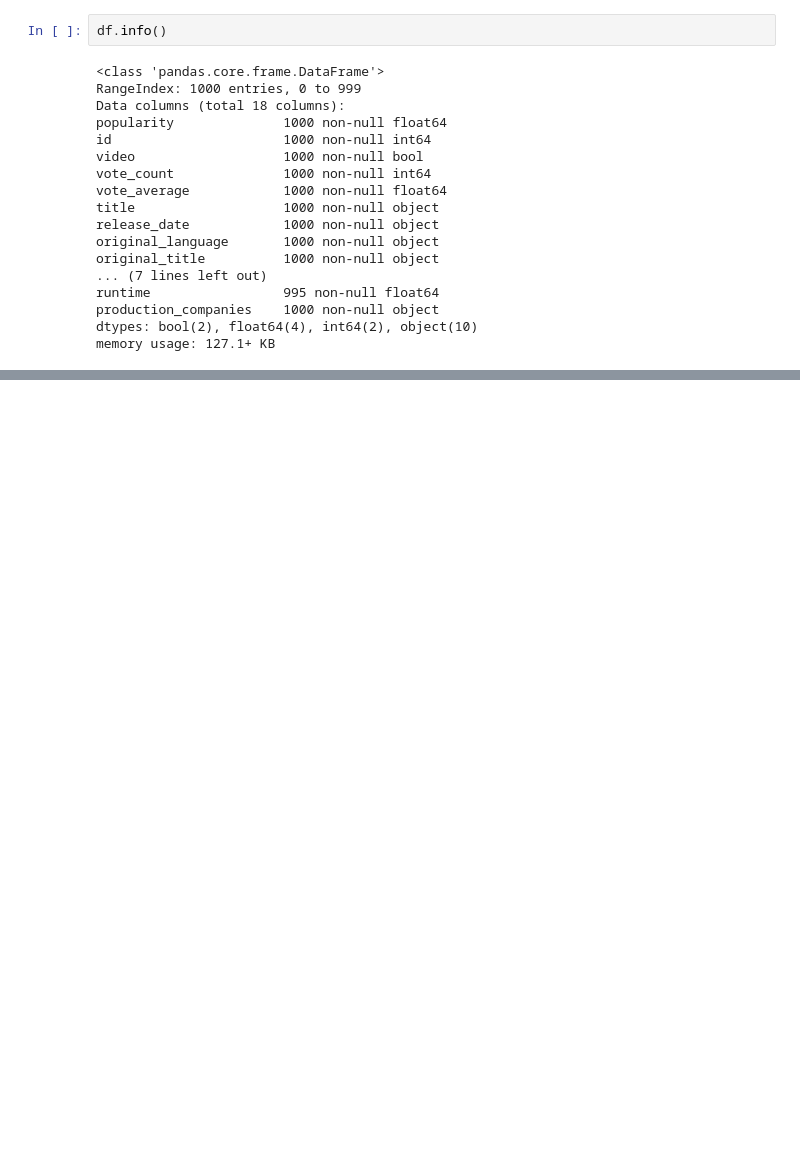
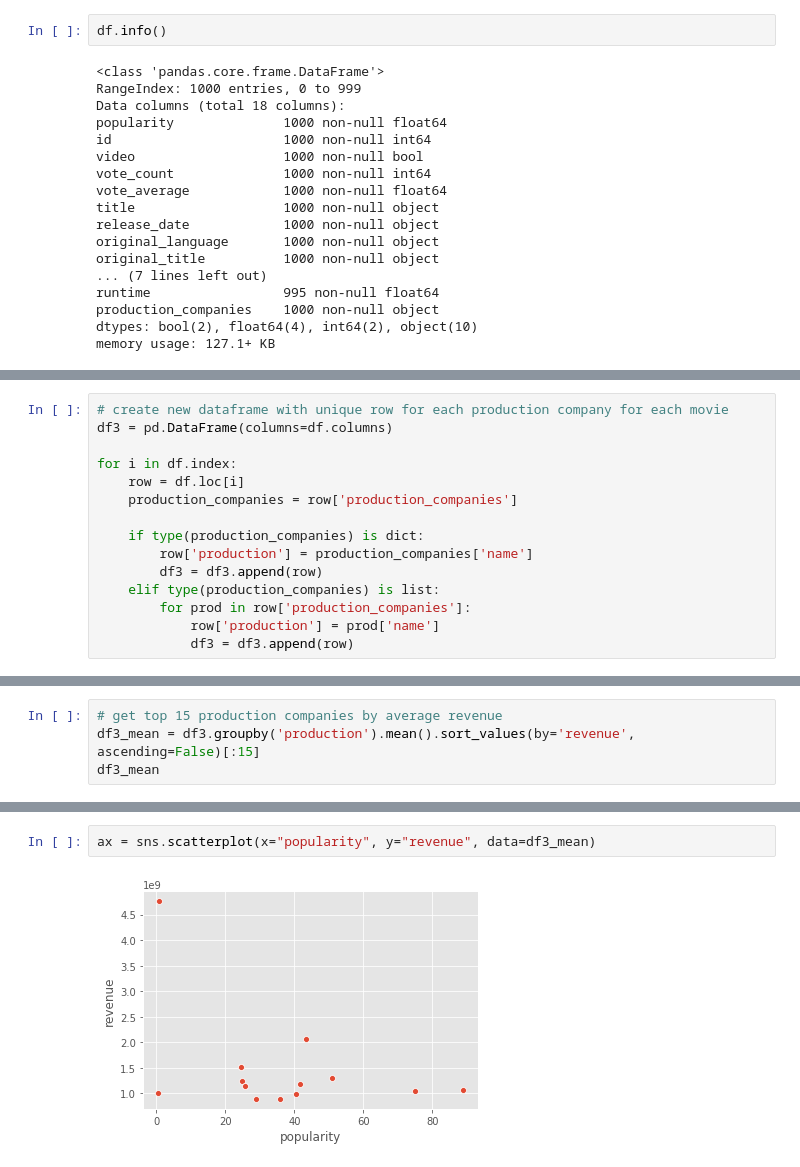
Before and after one commit to bellisor/DS051120-Mod1-Project-Brad-Kenny, a Jupyter notebook: koh_eda.ipynb, the cells around one changed output, grey strips where cells are left out. Cells and saved outputs as stored; diff of their text form; blank space fills up the shorter version.

```diff
--- a/koh_eda.ipynb
+++ b/koh_eda.ipynb
@@ -36,0 +116,15 @@ KeyError: 'genre'
+# %%
+# create new dataframe with unique row for each production company for each movie
+df3 = pd.DataFrame(columns=df.columns)
+
+for i in df.index:
+    row = df.loc[i]
+    production_companies = row['production_companies']
+
+    if type(production_companies) is dict:
+        row['production'] = production_companies['name']
+        df3 = df3.append(row)
+    elif type(production_companies) is list:
+        for prod in row['production_companies']:
+            row['production'] = prod['name']
+            df3 = df3.append(row)
@@ -36,0 +149,4 @@ KeyError: 'genre'
+# %%
+# get top 15 production companies by average revenue
+df3_mean = df3.groupby('production').mean().sort_values(by='revenue', ascending=False)[:15]
+df3_mean
@@ -36,0 +171,4 @@ KeyError: 'genre'
+# %%
+ax = sns.scatterplot(x="popularity", y="revenue", data=df3_mean)
+# %% [output]
+[figure, added]
```
Also changed, not shown: parts of 13 cells of this notebook, 1 other file.
